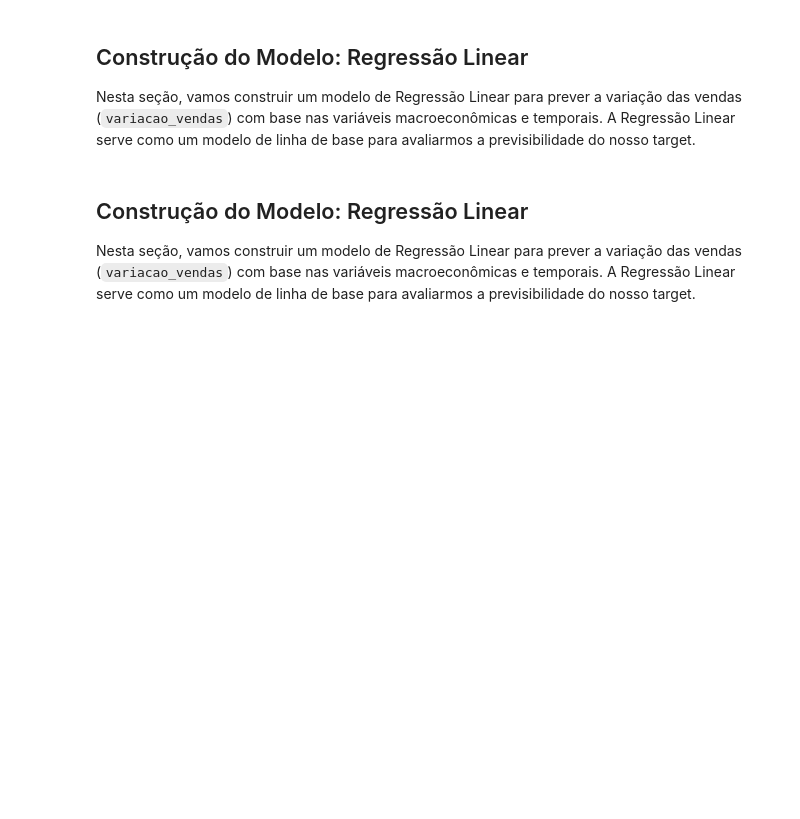
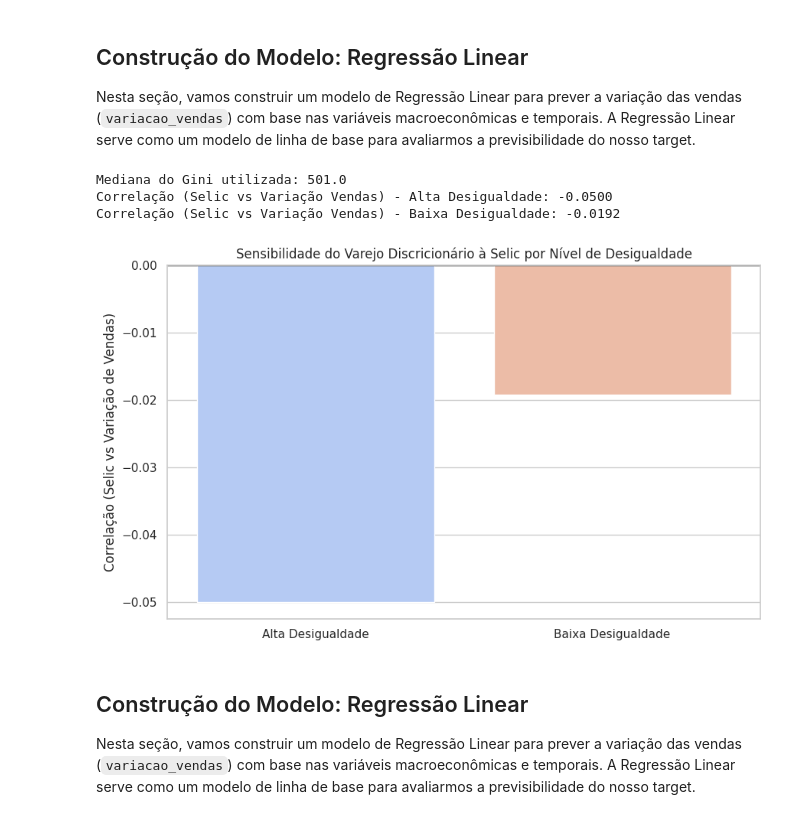
Before and after one commit to leandromvs/MVP-Machine-Learning-e-Analytics-PUC-RIO, a Jupyter notebook: MVP_Machine_Learning_e_Analytics.ipynb, the cells around one changed output. Drawn from its saved outputs; the diff is of its cells as text; code cells hidden in the pictures; blank space fills up the shorter version.

```diff
--- a/MVP_Machine_Learning_e_Analytics.ipynb
+++ b/MVP_Machine_Learning_e_Analytics.ipynb
@@ -1725,31 +1650,36 @@ comparativo = pd.DataFrame({
 display(comparativo.drop('variacao_vendas'))
 # %%
 # 1. Definir o ponto de corte pela mediana do Gini
-mediana_gini = df_base_final['gini'].median()
+mediana_gini = df_base_final['gini_coeficiente'].median()
 
 # 2. Criar grupos de desigualdade
-df_base_final['grupo_desigualdade'] = df_base_final['gini'].apply(
+df_base_final['grupo_desigualdade'] = df_base_final['gini_coeficiente'].apply(
     lambda x: 'Alta Desigualdade' if x > mediana_gini else 'Baixa Desigualdade'
 )
 
 # 3. Filtrar apenas setores Discricionários
 df_hipotese3 = df_base_final[df_base_final['tipo_consumo'] == 'Discricionario']
 
 # 4. Calcular correlação Selic vs Variação de Vendas por grupo
 corr_alta = df_hipotese3[df_hipotese3['grupo_desigualdade'] == 'Alta Desigualdade'][['variacao_vendas', 'selic']].corr().iloc[0, 1]
 corr_baixa = df_hipotese3[df_hipotese3['grupo_desigualdade'] == 'Baixa Desigualdade'][['variacao_vendas', 'selic']].corr().iloc[0, 1]
 
 print(f"Mediana do Gini utilizada: {mediana_gini}")
 print(f"Correlação (Selic vs Variação Vendas) - Alta Desigualdade: {corr_alta:.4f}")
 print(f"Correlação (Selic vs Variação Vendas) - Baixa Desigualdade: {corr_baixa:.4f}")
 
 # 5. Visualização
 plt.figure(figsize=(10, 6))
 sns.barplot(x=['Alta Desigualdade', 'Baixa Desigualdade'], y=[corr_alta, corr_baixa], palette='coolwarm', hue=['Alta Desigualdade', 'Baixa Desigualdade'], legend=False)
 plt.axhline(0, color='black', lw=1)
 plt.title('Sensibilidade do Varejo Discricionário à Selic por Nível de Desigualdade')
 plt.ylabel('Correlação (Selic vs Variação de Vendas)')
 plt.show()
+# %% [output]
+Mediana do Gini utilizada: 501.0
+Correlação (Selic vs Variação Vendas) - Alta Desigualdade: -0.0500
+Correlação (Selic vs Variação Vendas) - Baixa Desigualdade: -0.0192
+[figure, added]
 # %% [markdown]
 ## Construção do Modelo: Regressão Linear
 
```
Also changed, not shown: parts of 17 cells of this notebook.
